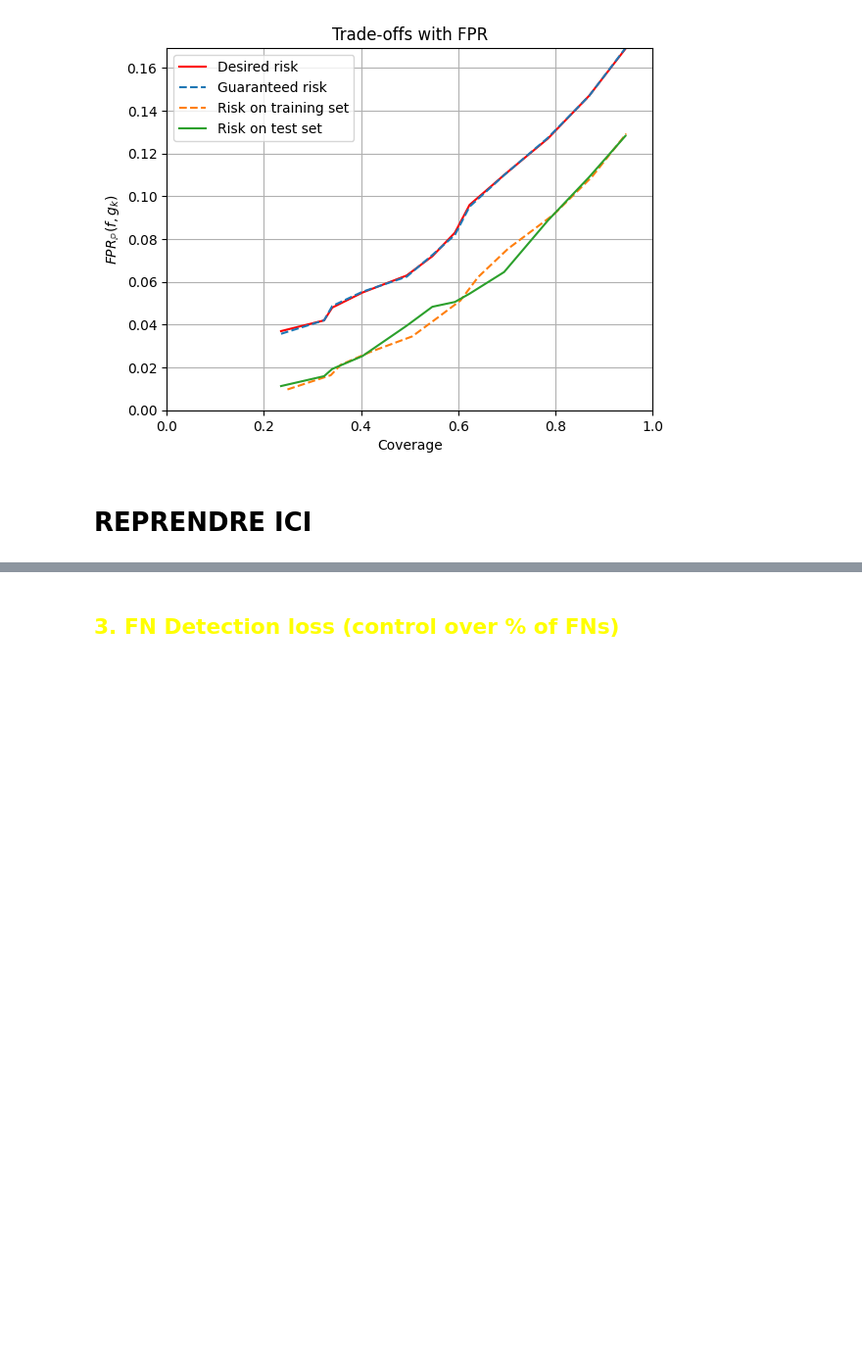
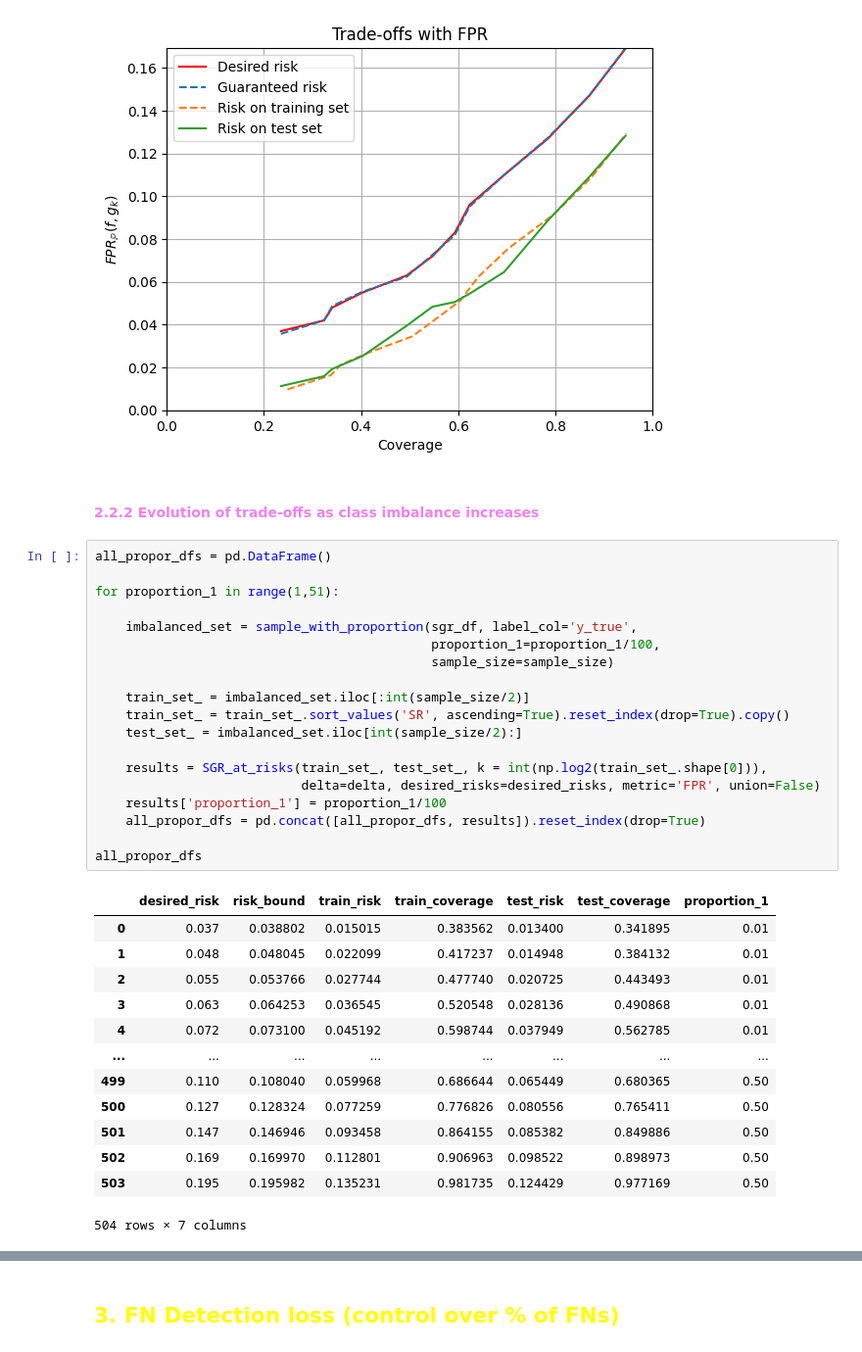
Before and after one commit to EmilienJemelen/selective-classification, a Jupyter notebook: CIFAR2/SGR.ipynb, the cells around one changed output, grey strips where cells are left out. Shown at 98% size. Drawn from its saved outputs; the diff is of its cells as text; blank space fills up the shorter version.

```diff
--- a/CIFAR2/SGR.ipynb
+++ b/CIFAR2/SGR.ipynb
@@ -360,5 +360,38 @@ plt.grid()
 plt.show()
 # %% [output]
 [figure]
-# %% [markdown]
-# REPRENDRE ICI
+# %% [markdown]
+#### <font color = 'violet'> 2.2.2 Evolution of trade-offs as class imbalance increases
+# %%
+all_propor_dfs = pd.DataFrame()
+
+for proportion_1 in range(1,51):
+
+    imbalanced_set = sample_with_proportion(sgr_df, label_col='y_true',
+                                            proportion_1=proportion_1/100,
+                                            sample_size=sample_size)
+
+    train_set_ = imbalanced_set.iloc[:int(sample_size/2)]
+    train_set_ = train_set_.sort_values('SR', ascending=True).reset_index(drop=True).copy()
+    test_set_ = imbalanced_set.iloc[int(sample_size/2):]
+
+    results = SGR_at_risks(train_set_, test_set_, k = int(np.log2(train_set_.shape[0])),
+                           delta=delta, desired_risks=desired_risks, metric='FPR', union=False)
+    results['proportion_1'] = proportion_1/100
+    all_propor_dfs = pd.concat([all_propor_dfs, results]).reset_index(drop=True)
+
+all_propor_dfs
+# %% [output]
+|  | desired_risk | risk_bound | train_risk | train_coverage | test_risk | test_coverage | proportion_1 |
+| 0 | 0.037 | 0.038802 | 0.015015 | 0.383562 | 0.013400 | 0.341895 | 0.01 |
+| 1 | 0.048 | 0.048045 | 0.022099 | 0.417237 | 0.014948 | 0.384132 | 0.01 |
+| 2 | 0.055 | 0.053766 | 0.027744 | 0.477740 | 0.020725 | 0.443493 | 0.01 |
+| 3 | 0.063 | 0.064253 | 0.036545 | 0.520548 | 0.028136 | 0.490868 | 0.01 |
+| 4 | 0.072 | 0.073100 | 0.045192 | 0.598744 | 0.037949 | 0.562785 | 0.01 |
+| ... | ... | ... | ... | ... | ... | ... | ... |
+| 499 | 0.110 | 0.108040 | 0.059968 | 0.686644 | 0.065449 | 0.680365 | 0.50 |
+| 500 | 0.127 | 0.128324 | 0.077259 | 0.776826 | 0.080556 | 0.765411 | 0.50 |
+| 501 | 0.147 | 0.146946 | 0.093458 | 0.864155 | 0.085382 | 0.849886 | 0.50 |
+| 502 | 0.169 | 0.169970 | 0.112801 | 0.906963 | 0.098522 | 0.898973 | 0.50 |
+| 503 | 0.195 | 0.195982 | 0.135231 | 0.981735 | 0.124429 | 0.977169 | 0.50 |
+504 rows × 7 columns
```
Also changed, not shown: parts of 1 cell of this notebook.
